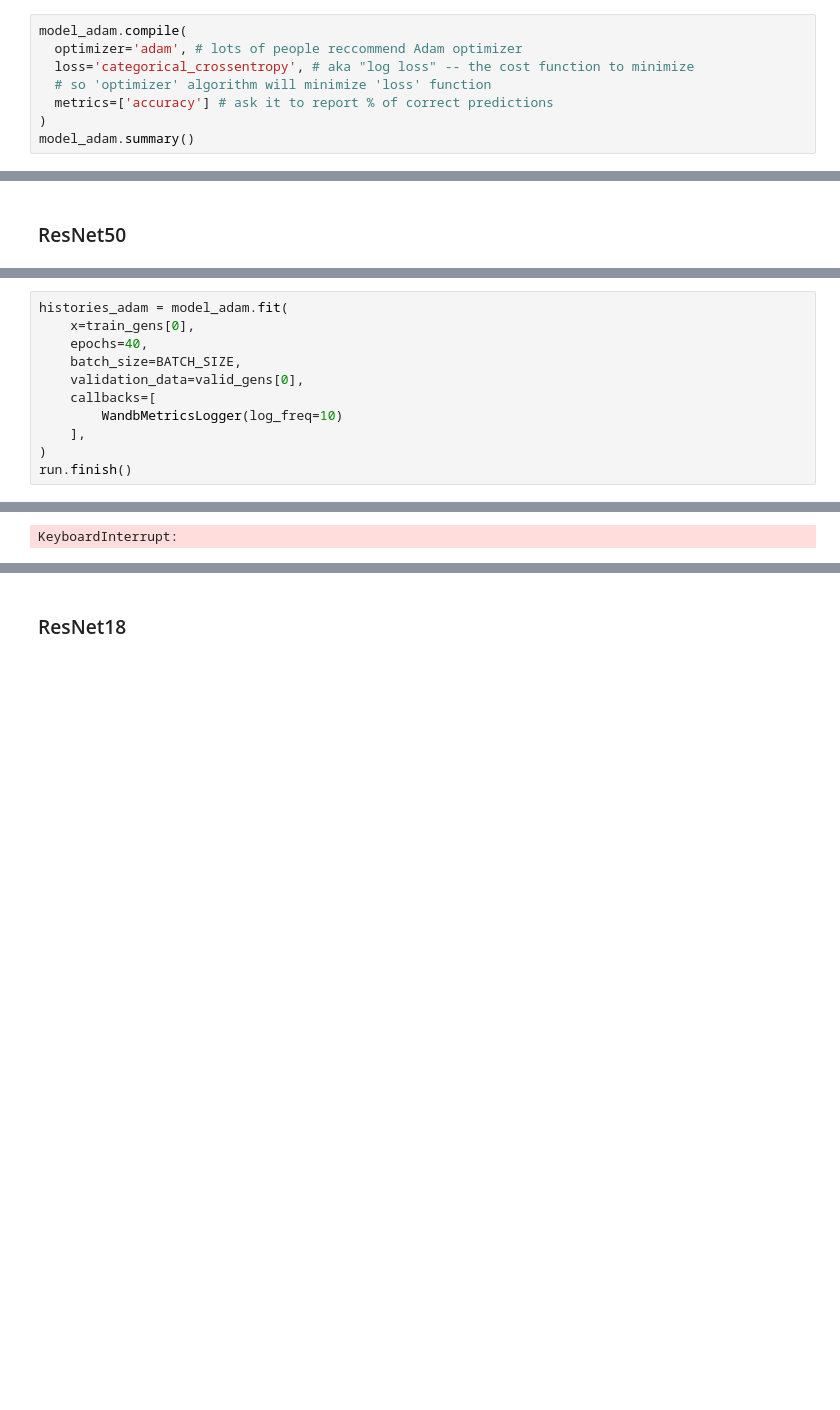
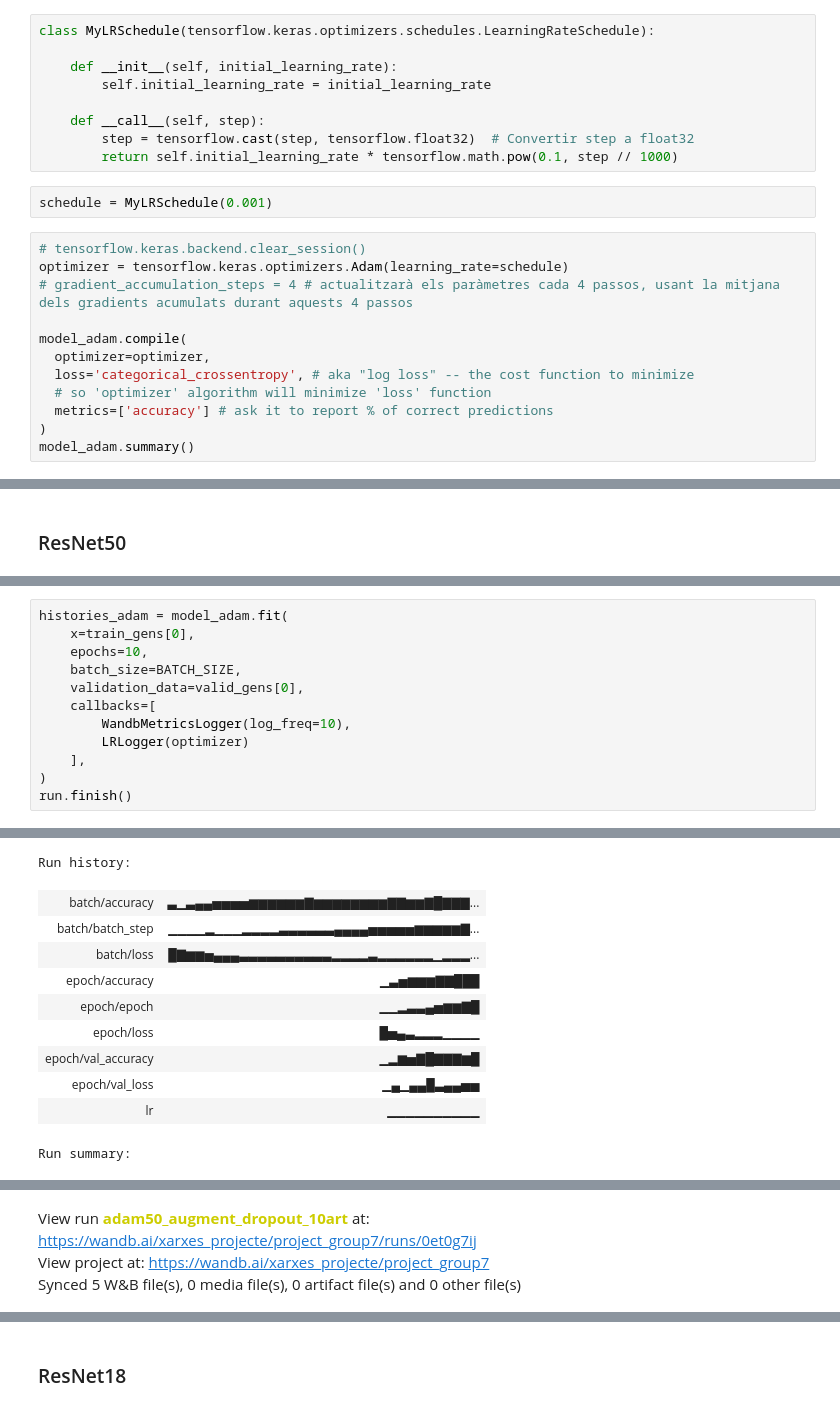
Before and after one commit to DCC-UAB/XNAPproject-grup07, a Jupyter notebook: our_code/base_code.ipynb, the cells around one changed output, grey strips where cells are left out. Saved outputs shown, nothing was run; the diff lists cells and outputs as text; blank space fills up the shorter version.

Commit message:
function MyLRSchedule

```diff
--- a/our_code/base_code.ipynb
+++ b/our_code/base_code.ipynb
@@ -342,9 +338,24 @@ model_adam18.layers[0].trainable = False
 ## Adam
 # %% [markdown]
 ### ResNet50
+# %%
+class MyLRSchedule(tensorflow.keras.optimizers.schedules.LearningRateSchedule):
+
+    def __init__(self, initial_learning_rate):
+        self.initial_learning_rate = initial_learning_rate
+
+    def __call__(self, step):
+        step = tensorflow.cast(step, tensorflow.float32)  # Convertir step a float32
+        return self.initial_learning_rate * tensorflow.math.pow(0.1, step // 1000)
+# %%
+schedule = MyLRSchedule(0.001)
 # %%
+# tensorflow.keras.backend.clear_session()
+optimizer = tensorflow.keras.optimizers.Adam(learning_rate=schedule)
+# gradient_accumulation_steps = 4 # actualitzarà els paràmetres cada 4 passos, usant la mitjana dels gradients acumulats durant aquests 4 passos
+
 model_adam.compile(
-  optimizer='adam', # lots of people reccommend Adam optimizer
+  optimizer=optimizer,
   loss='categorical_crossentropy', # aka "log loss" -- the cost function to minimize
   # so 'optimizer' algorithm will minimize 'loss' function
   metrics=['accuracy'] # ask it to report % of correct predictions
@@ -562,11 +576,12 @@ View run at https://wandb.ai/xarxes_projecte/project_group7/runs/x4yyw2l3
 # %%
 histories_adam = model_adam.fit(
     x=train_gens[0],
-    epochs=40,
+    epochs=10,
     batch_size=BATCH_SIZE,
     validation_data=valid_gens[0],
     callbacks=[
-        WandbMetricsLogger(log_freq=10)
+        WandbMetricsLogger(log_freq=10),
+        LRLogger(optimizer)
     ],
 )
 run.finish()
@@ -591 +609,11 @@ Epoch 38/40
-KeyboardInterrupt:
+Run history:
+| batch/accuracy | ▃▁▃▄▄▅▅▅▅▆▆▆▆▆▆▇▆▆▆▆▆▆▆▆▇▇▆▆▇█▇▇▇... |
+| batch/batch_step | ▁▁▁▁▂▁▁▁▂▂▂▂▃▃▃▃▃▃▄▄▄▄▅▅▅▅▅▆▆▆▆▆▇... |
+| batch/loss | █▇▆▆▅▄▄▄▃▃▃▃▃▃▃▃▃▃▂▂▂▂▃▂▂▂▂▂▂▁▂▂▂... |
+| epoch/accuracy | ▁▃▅▆▆▆▇▇███ |
+| epoch/epoch | ▁▁▂▃▃▄▅▆▆▇█ |
+| epoch/loss | █▅▄▃▂▂▂▁▁▁▁ |
+| epoch/val_accuracy | ▁▂▆▅▇█▇▇▇▆█ |
+| epoch/val_loss | ▁▄▁▄▄█▃▄▄▅▅ |
+| lr | ▁▁▁▁▁▁▁▁▁▁ |
+Run summary:
@@ -591,0 +629,3 @@ KeyboardInterrupt:
+View run adam50_augment_dropout_10art at: https://wandb.ai/xarxes_projecte/project_group7/runs/0et0g7ij
+View project at: https://wandb.ai/xarxes_projecte/project_group7
+Synced 5 W&B file(s), 0 media file(s), 0 artifact file(s) and 0 other file(s)
```
Also changed, not shown: parts of 19 cells of this notebook.
